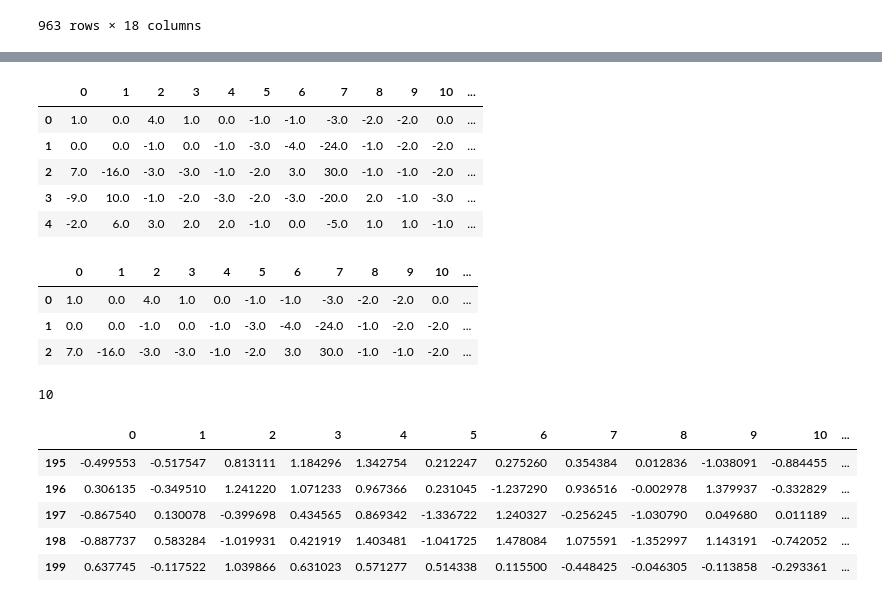
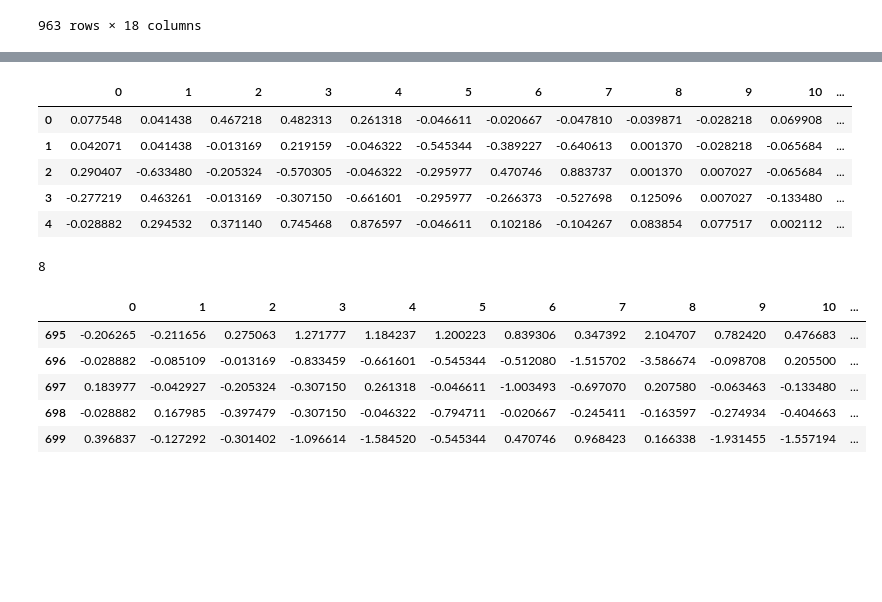
Before and after one commit to alizma/signatures-hand-synergies, a Jupyter notebook: classify_stim.ipynb, the cells around one changed output, grey strips where cells are left out. Drawn from its saved outputs; the diff is of its cells as text; code cells hidden in the pictures; blank space fills up the shorter version.

```diff
--- a/classify_stim.ipynb
+++ b/classify_stim.ipynb
@@ -61,11 +61,19 @@ df[(df.stimulus==1) & (df.repetition==6)]
 | 11884 | 12.0 | 20.0 | 20.0 | 8.0 | 4.0 | 2.0 | 7.0 | 1.0 | 9.0 | 6.0 | 8.0 | ... |
 963 rows × 18 columns
 # %%
+from normalizers import normalize
+import iisignature
+def compute_log_signature(path, depth, dims=None):
+    if dims is None:
+        dims = path.shape[1] # take second, assumes (timesteps, dims)
+    s = iisignature.prepare(dims, depth)
+    return iisignature.logsig(path, s)
+
 class Path():
-    def __init__(self, vals):
+    def __init__(self, vals, reps=range(1, 7), norm_vals=True):
         self.vals = vals.reset_index(drop=True, inplace=False)
-    def compute_signature(self, depth):
-        pass
+        if norm_vals:
+            self.vals = normalize(self.vals, reps)
 
 class DB5Path(Path):
     def __init__(self, vals, exercise, repetition, dims=None):
@@ -133,29 +118,22 @@ dbpth.dims
 dbpth.vals.head()
 # %% [output]
 |  | 0 | 1 | 2 | 3 | 4 | 5 | 6 | 7 | 8 | 9 | 10 | ... |
-| 0 | 1.0 | 0.0 | 4.0 | 1.0 | 0.0 | -1.0 | -1.0 | -3.0 | -2.0 | -2.0 | 0.0 | ... |
-| 1 | 0.0 | 0.0 | -1.0 | 0.0 | -1.0 | -3.0 | -4.0 | -24.0 | -1.0 | -2.0 | -2.0 | ... |
-| 2 | 7.0 | -16.0 | -3.0 | -3.0 | -1.0 | -2.0 | 3.0 | 30.0 | -1.0 | -1.0 | -2.0 | ... |
-| 3 | -9.0 | 10.0 | -1.0 | -2.0 | -3.0 | -2.0 | -3.0 | -20.0 | 2.0 | -1.0 | -3.0 | ... |
-| 4 | -2.0 | 6.0 | 3.0 | 2.0 | 2.0 | -1.0 | 0.0 | -5.0 | 1.0 | 1.0 | -1.0 | ... |
+| 0 | 0.077548 | 0.041438 | 0.467218 | 0.482313 | 0.261318 | -0.046611 | -0.020667 | -0.047810 | -0.039871 | -0.028218 | 0.069908 | ... |
+| 1 | 0.042071 | 0.041438 | -0.013169 | 0.219159 | -0.046322 | -0.545344 | -0.389227 | -0.640613 | 0.001370 | -0.028218 | -0.065684 | ... |
+| 2 | 0.290407 | -0.633480 | -0.205324 | -0.570305 | -0.046322 | -0.295977 | 0.470746 | 0.883737 | 0.001370 | 0.007027 | -0.065684 | ... |
+| 3 | -0.277219 | 0.463261 | -0.013169 | -0.307150 | -0.661601 | -0.295977 | -0.266373 | -0.527698 | 0.125096 | 0.007027 | -0.133480 | ... |
+| 4 | -0.028882 | 0.294532 | 0.371140 | 0.745468 | 0.876597 | -0.046611 | 0.102186 | -0.104267 | 0.083854 | 0.077517 | 0.002112 | ... |
-# %%
-dbpth.vals[0:3]
-# %% [output]
-|  | 0 | 1 | 2 | 3 | 4 | 5 | 6 | 7 | 8 | 9 | 10 | ... |
-| 0 | 1.0 | 0.0 | 4.0 | 1.0 | 0.0 | -1.0 | -1.0 | -3.0 | -2.0 | -2.0 | 0.0 | ... |
-| 1 | 0.0 | 0.0 | -1.0 | 0.0 | -1.0 | -3.0 | -4.0 | -24.0 | -1.0 | -2.0 | -2.0 | ... |
-| 2 | 7.0 | -16.0 | -3.0 | -3.0 | -1.0 | -2.0 | 3.0 | 30.0 | -1.0 | -1.0 | -2.0 | ... |
 # %%
 windows = dbpth.get_windows(window_size=200, overlap=100)
 len(windows)
 # %% [output]
-10
+8
 # %%
-windows[9].tail()
+windows[5].tail()
 # %% [output]
 |  | 0 | 1 | 2 | 3 | 4 | 5 | 6 | 7 | 8 | 9 | 10 | ... |
-| 195 | -0.499553 | -0.517547 | 0.813111 | 1.184296 | 1.342754 | 0.212247 | 0.275260 | 0.354384 | 0.012836 | -1.038091 | -0.884455 | ... |
-| 196 | 0.306135 | -0.349510 | 1.241220 | 1.071233 | 0.967366 | 0.231045 | -1.237290 | 0.936516 | -0.002978 | 1.379937 | -0.332829 | ... |
-| 197 | -0.867540 | 0.130078 | -0.399698 | 0.434565 | 0.869342 | -1.336722 | 1.240327 | -0.256245 | -1.030790 | 0.049680 | 0.011189 | ... |
-| 198 | -0.887737 | 0.583284 | -1.019931 | 0.421919 | 1.403481 | -1.041725 | 1.478084 | 1.075591 | -1.352997 | 1.143191 | -0.742052 | ... |
-| 199 | 0.637745 | -0.117522 | 1.039866 | 0.631023 | 0.571277 | 0.514338 | 0.115500 | -0.448425 | -0.046305 | -0.113858 | -0.293361 | ... |
+| 695 | -0.206265 | -0.211656 | 0.275063 | 1.271777 | 1.184237 | 1.200223 | 0.839306 | 0.347392 | 2.104707 | 0.782420 | 0.476683 | ... |
+| 696 | -0.028882 | -0.085109 | -0.013169 | -0.833459 | -0.661601 | -0.545344 | -0.512080 | -1.515702 | -3.586674 | -0.098708 | 0.205500 | ... |
+| 697 | 0.183977 | -0.042927 | -0.205324 | -0.307150 | 0.261318 | -0.046611 | -1.003493 | -0.697070 | 0.207580 | -0.063463 | -0.133480 | ... |
+| 698 | -0.028882 | 0.167985 | -0.397479 | -0.307150 | -0.046322 | -0.794711 | -0.020667 | -0.245411 | -0.163597 | -0.274934 | -0.404663 | ... |
+| 699 | 0.396837 | -0.127292 | -0.301402 | -1.096614 | -1.584520 | -0.545344 | 0.470746 | 0.968423 | 0.166338 | -1.931455 | -1.557194 | ... |
```
Also changed, not shown: parts of 35 cells of this notebook.
